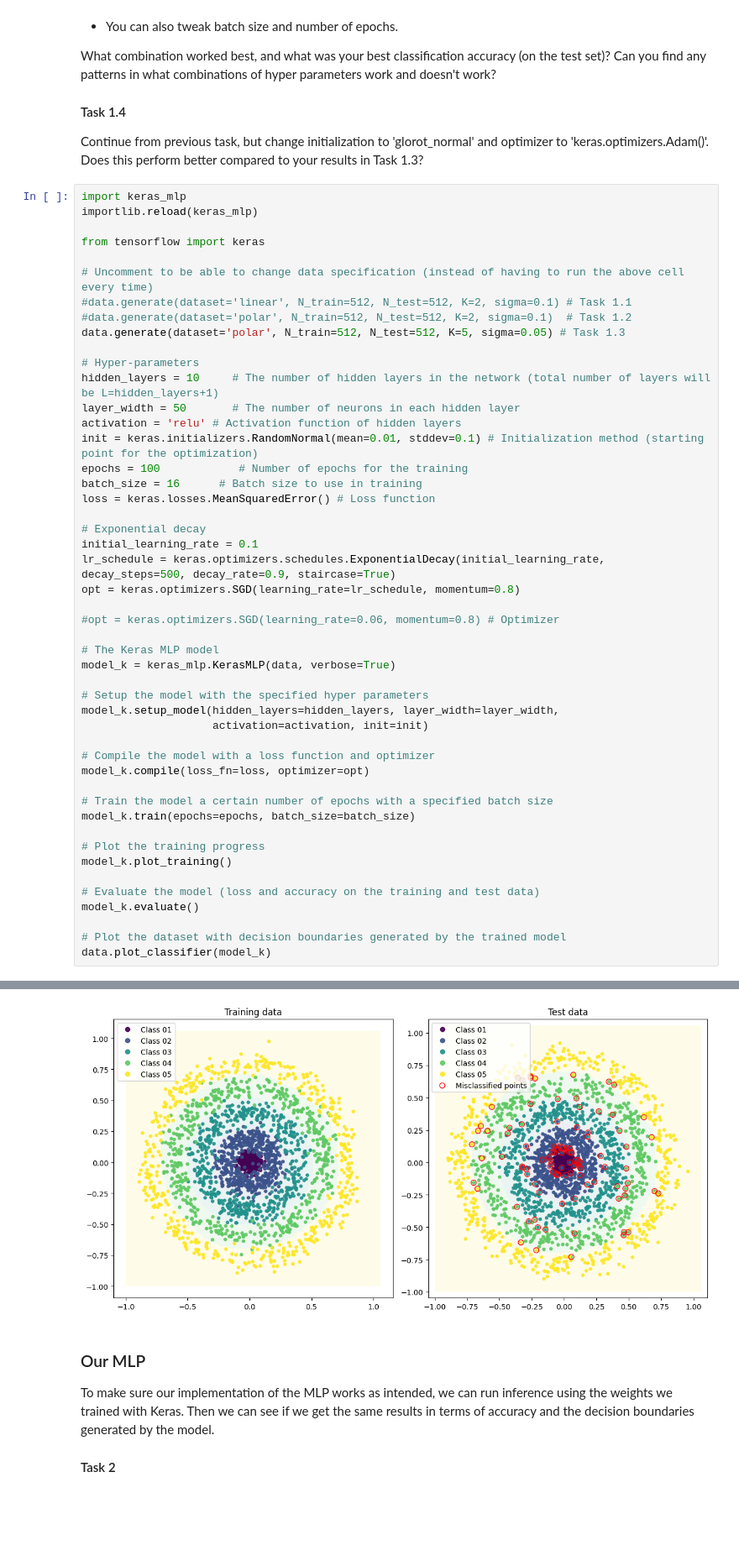
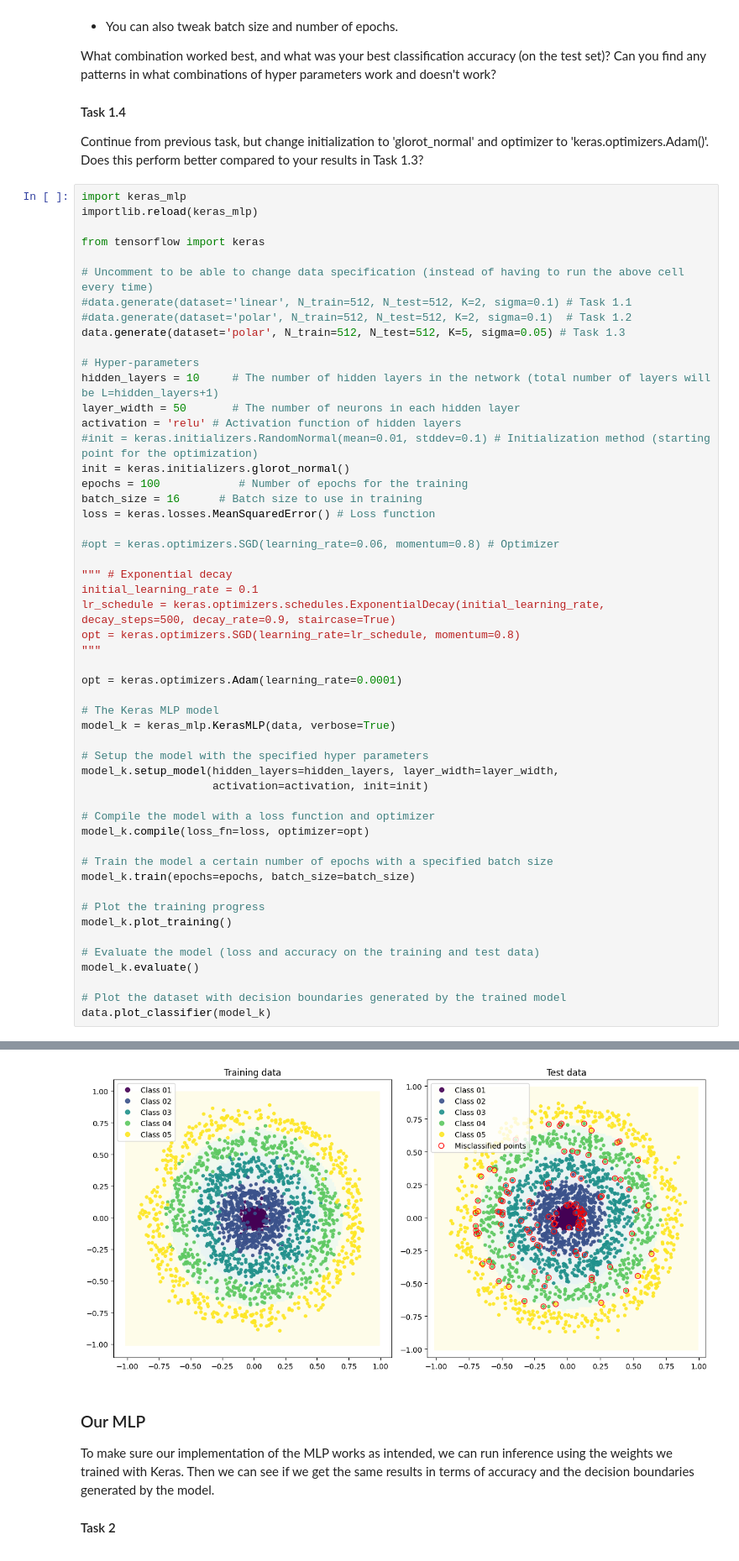
Before and after one commit to AntonMartic/deep-learning, a Jupyter notebook: Lab1/lab01.ipynb, the cells around one changed output, grey strips where cells are left out. Shown: that part at 84% size. Saved outputs shown, nothing was run; the diff lists cells and outputs as text; blank space fills up the shorter version.

Commit message:
Glorot normal initializer and Adam optimizer

```diff
--- a/Lab1/lab01.ipynb
+++ b/Lab1/lab01.ipynb
@@ -73,17 +73,21 @@ data.generate(dataset='polar', N_train=512, N_test=512, K=5, sigma=0.05) # Task
 hidden_layers = 10     # The number of hidden layers in the network (total number of layers will be L=hidden_layers+1)
 layer_width = 50       # The number of neurons in each hidden layer
 activation = 'relu' # Activation function of hidden layers
-init = keras.initializers.RandomNormal(mean=0.01, stddev=0.1) # Initialization method (starting point for the optimization)
+#init = keras.initializers.RandomNormal(mean=0.01, stddev=0.1) # Initialization method (starting point for the optimization)
+init = keras.initializers.glorot_normal()
 epochs = 100            # Number of epochs for the training
 batch_size = 16      # Batch size to use in training
 loss = keras.losses.MeanSquaredError() # Loss function
 
-# Exponential decay
+#opt = keras.optimizers.SGD(learning_rate=0.06, momentum=0.8) # Optimizer
+
+""" # Exponential decay
 initial_learning_rate = 0.1
 lr_schedule = keras.optimizers.schedules.ExponentialDecay(initial_learning_rate, decay_steps=500, decay_rate=0.9, staircase=True)
 opt = keras.optimizers.SGD(learning_rate=lr_schedule, momentum=0.8)
+"""
 
-#opt = keras.optimizers.SGD(learning_rate=0.06, momentum=0.8) # Optimizer
+opt = keras.optimizers.Adam(learning_rate=0.0001)
 
 # The Keras MLP model
 model_k = keras_mlp.KerasMLP(data, verbose=True)
@@ -165,6 +169,6 @@ Model performance:
 Ignoring fixed x limits to fulfill fixed data aspect with adjustable data limits.
 Ignoring fixed y limits to fulfill fixed data aspect with adjustable data limits.
-[figure, old version]
+[figure, new version]
 # %% [markdown]
 ### Our MLP
 To make sure our implementation of the MLP works as intended, we can run inference using the weights we trained with Keras. Then we can see if we get the same results in terms of accuracy and the decision boundaries generated by the model.
```
Also changed, not shown: parts of 2 cells of this notebook.
